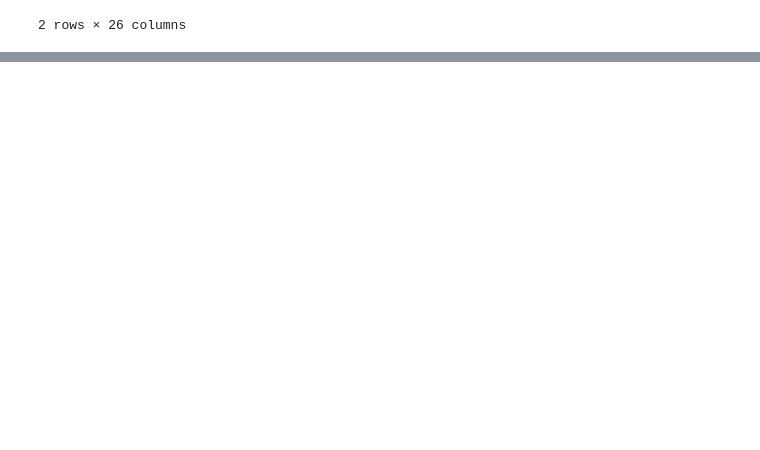
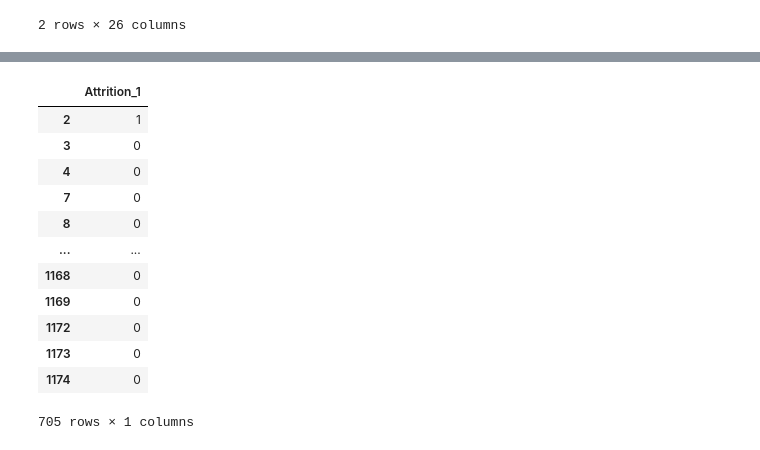
Before and after one commit to cchuang1024/nccu-data-mining, a Jupyter notebook: HW2.ipynb, the cells around one changed output, grey strips where cells are left out. Cells and saved outputs as stored; diff of their text form; code cells hidden in the pictures; blank space fills up the shorter version.

```diff
--- a/HW2.ipynb
+++ b/HW2.ipynb
@@ -222,0 +248,17 @@ TypeError: 'tuple' object cannot be interpreted as an integer
+# %%
+Y = splitted['training'][['Attrition_1']]
+Y
+# %% [output]
+|  | Attrition_1 |
+| 2 | 1 |
+| 3 | 0 |
+| 4 | 0 |
+| 7 | 0 |
+| 8 | 0 |
+| ... | ... |
+| 1168 | 0 |
+| 1169 | 0 |
+| 1172 | 0 |
+| 1173 | 0 |
+| 1174 | 0 |
+705 rows × 1 columns
```
Also changed, not shown: parts of 17 cells of this notebook.
